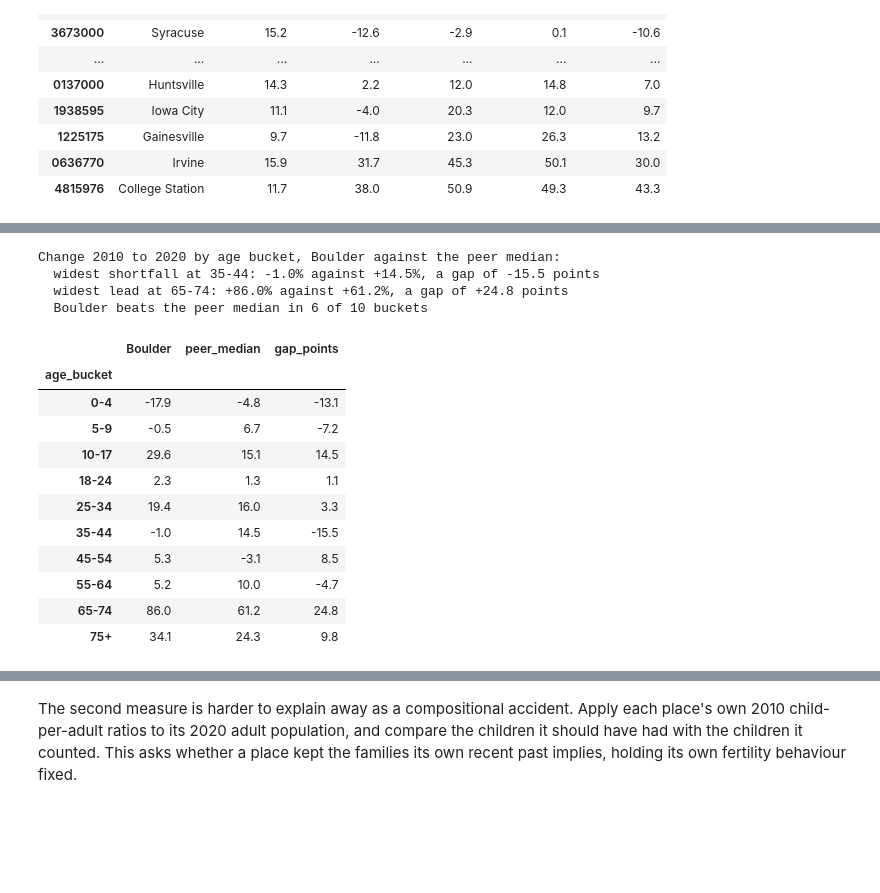
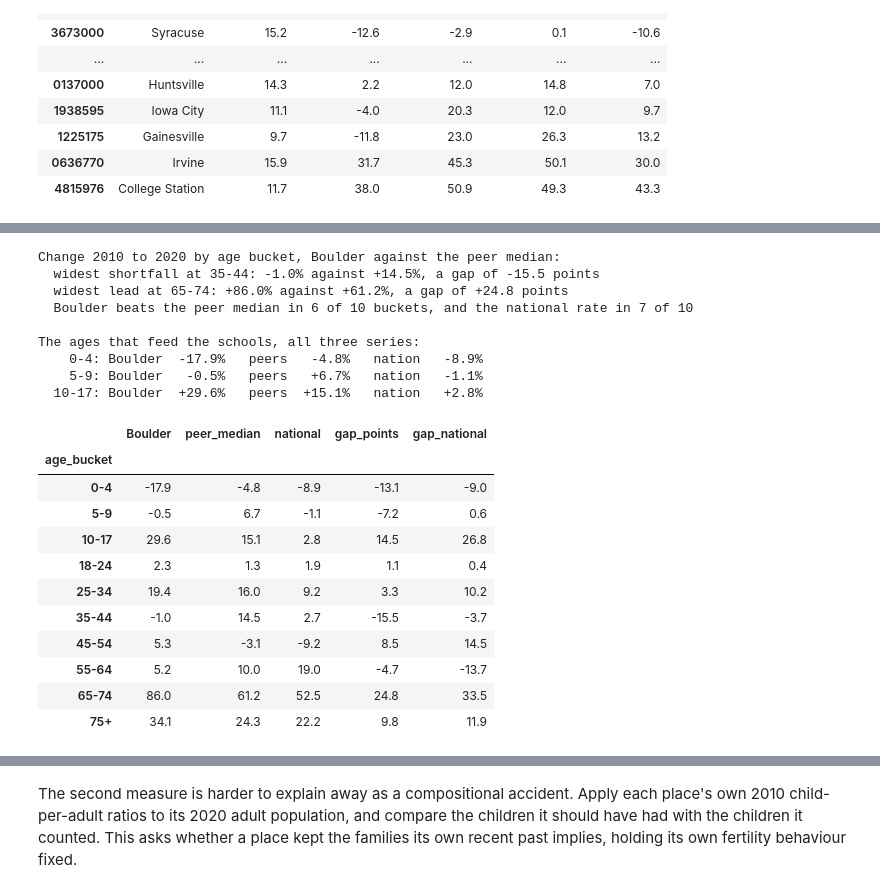
Before and after one commit to brianckeegan/charting-boulder, a Jupyter notebook: 2026-09-bvsd/BVSD.ipynb, the cells around one changed output, grey strips where cells are left out. Drawn from its saved outputs; the diff is of its cells as text; code cells hidden in the pictures; blank space fills up the shorter version.

```diff
--- a/2026-09-bvsd/BVSD.ipynb
+++ b/2026-09-bvsd/BVSD.ipynb
@@ -38,7 +38,7 @@ import matplotlib.pyplot as plt
 import matplotlib.ticker as mtick
 import matplotlib.colors as mcolors
 
-import os, re, json, warnings, requests
+import os, re, json, time, warnings, requests
 from pathlib import Path
 from collections import Counter
 
@@ -49,6 +49,8 @@ plt.rcParams.update({'figure.dpi': 110, 'font.size': 11})
 # blue (the state's official view) and red (the cohort view this notebook computes).
 CITY, COUNTY, CONTEXT = 'tab:blue', 'tab:green', 'tab:gray'
 SDO_COLOR, HP_COLOR, ALT = 'tab:blue', 'tab:red', 'tab:orange'
+# The three comparison series carry one color each wherever they appear together.
+BOULDER_C, PEER_C, NATION_C = 'tab:red', 'tab:blue', 'tab:green'
 
 RAW = Path('data/raw')
 PROC = Path('data/processed')
@@ -325,14 +327,14 @@ peer_vals = [peers_df.sa_chg_00_10.median(), peer_sa_chg_10_20,
 
 f, ax = plt.subplots(figsize=(9, 5.4))
 x = np.arange(len(cohort_groups)); width = 0.38
-bars_boulder = ax.bar(x - width / 2, boulder_vals, width, color=HP_COLOR)
-bars_peer = ax.bar(x + width / 2, peer_vals, width, color=CONTEXT)
+bars_boulder = ax.bar(x - width / 2, boulder_vals, width, color=BOULDER_C)
+bars_peer = ax.bar(x + width / 2, peer_vals, width, color=PEER_C)
 ax.bar_label(bars_boulder, fmt='%+.1f', fontsize=9, padding=2)
 ax.bar_label(bars_peer, fmt='%+.1f', fontsize=9, padding=2)
 
 # Identify the two series on the leftmost group only
-for value, offset, label, color in [(boulder_vals[0], -width / 2, 'Boulder', HP_COLOR),
-                                    (peer_vals[0], width / 2, 'peer median', CONTEXT)]:
+for value, offset, label, color in [(boulder_vals[0], -width / 2, 'Boulder', BOULDER_C),
+                                    (peer_vals[0], width / 2, 'peer median', PEER_C)]:
     ax.annotate(label, (x[0] + offset, value), color=color, fontweight='bold', fontsize=9,
                 ha='center', va='top' if value < 0 else 'bottom',
                 xytext=(0, -18 if value < 0 else 18), textcoords='offset points')
@@ -371,48 +415,77 @@ def bucket_population(fips, year):
     rows = place_age_groups_df[(place_age_groups_df['place_fips'] == fips)
                                & (place_age_groups_df['year'] == year)]
     counts = {}
     for label, lo, hi in AGE_BUCKETS:
         band = rows[(rows['age_lo'] >= lo) & (rows['age_hi'] <= hi)]
         assert not band.empty, f'{label} matched no published row'
         counts[label] = band['pop'].sum()
     # the buckets must account for everyone, or the chart is quietly dropping people
     assert abs(sum(counts.values()) - rows['pop'].sum()) < 1e-6, f'{fips} {year}: buckets do not tile'
     return counts
 
-def bucket_pct_change(fips, start=2010, end=2020):
-    first, last = bucket_population(fips, start), bucket_population(fips, end)
+def bucket_rows(groups_df):
+    # The same bucketing rule the places use, applied to any table of published age rows
+    counts = {}
+    for label, lo, hi in AGE_BUCKETS:
+        band = groups_df[(groups_df['age_lo'] >= lo) & (groups_df['age_hi'] <= hi)]
+        assert not band.empty, f'{label} matched no published row'
+        counts[label] = band['pop'].sum()
+    assert abs(sum(counts.values()) - groups_df['pop'].sum()) < 1e-6, 'buckets do not tile'
+    return counts
+
+def pct_change(first, last):
     return {label: (last[label] / first[label] - 1) * 100 for label in first}
 
+def bucket_pct_change(fips, start=2010, end=2020):
+    return pct_change(bucket_population(fips, start), bucket_population(fips, end))
+
+national_change_d = pct_change(bucket_rows(national_age_groups_d[2010]),
+                               bucket_rows(national_age_groups_d[2020]))
+
 profile_df = pd.DataFrame({'Boulder': pd.Series(bucket_pct_change(BOULDER)),
-                           'peer_median': pd.DataFrame([bucket_pct_change(f) for f in PEER_FIPS]).median()})
+                           'peer_median': pd.DataFrame([bucket_pct_change(f) for f in PEER_FIPS]).median(),
+                           'national': pd.Series(national_change_d)})
 profile_df = profile_df.loc[[b[0] for b in AGE_BUCKETS]]
 profile_df.index.name = 'age_bucket'
 profile_df['gap_points'] = profile_df['Boulder'] - profile_df['peer_median']
+profile_df['gap_national'] = profile_df['Boulder'] - profile_df['national']
 
 assert profile_df.notna().all().all(), 'an age bucket produced no value'
 worst_bucket, best_bucket = profile_df['gap_points'].idxmin(), profile_df['gap_points'].idxmax()
 print('Change 2010 to 2020 by age bucket, Boulder against the peer median:')
 print(f"  widest shortfall at {worst_bucket}: {profile_df.loc[worst_bucket, 'Boulder']:+.1f}% against "
       f"{profile_df.loc[worst_bucket, 'peer_median']:+.1f}%, a gap of {profile_df.loc[worst_bucket, 'gap_points']:+.1f} points")
 print(f"  widest lead at {best_bucket}: {profile_df.loc[best_bucket, 'Boulder']:+.1f}% against "
       f"{profile_df.loc[best_bucket, 'peer_median']:+.1f}%, a gap of {profile_df.loc[best_bucket, 'gap_points']:+.1f} points")
-print(f"  Boulder beats the peer median in {int((profile_df.gap_points > 0).sum())} of {len(profile_df)} buckets")
+print(f"  Boulder beats the peer median in {int((profile_df.gap_points > 0).sum())} of {len(profile_df)} buckets, "
+      f"and the national rate in {int((profile_df.gap_national > 0).sum())} of {len(profile_df)}")
+school_age_l = [b[0] for b in AGE_BUCKETS[:SCHOOL_AGE_BUCKETS]]
+print('\nThe ages that feed the schools, all three series:')
+for label in school_age_l:
+    row = profile_df.loc[label]
+    print(f"  {label:>5}: Boulder {row.Boulder:+6.1f}%   peers {row.peer_median:+6.1f}%   "
+          f"nation {row.national:+6.1f}%")
 profile_df.round(1)
 # %% [output]
 Change 2010 to 2020 by age bucket, Boulder against the peer median:
   widest shortfall at 35-44: -1.0% against +14.5%, a gap of -15.5 points
   widest lead at 65-74: +86.0% against +61.2%, a gap of +24.8 points
-  Boulder beats the peer median in 6 of 10 buckets
+  Boulder beats the peer median in 6 of 10 buckets, and the national rate in 7 of 10
+
+The ages that feed the schools, all three series:
+    0-4: Boulder  -17.9%   peers   -4.8%   nation   -8.9%
+    5-9: Boulder   -0.5%   peers   +6.7%   nation   -1.1%
+  10-17: Boulder  +29.6%   peers  +15.1%   nation   +2.8%
-|  | Boulder | peer_median | gap_points |
-| age_bucket |  |  |  |
-| 0-4 | -17.9 | -4.8 | -13.1 |
-| 5-9 | -0.5 | 6.7 | -7.2 |
-| 10-17 | 29.6 | 15.1 | 14.5 |
-| 18-24 | 2.3 | 1.3 | 1.1 |
-| 25-34 | 19.4 | 16.0 | 3.3 |
-| 35-44 | -1.0 | 14.5 | -15.5 |
-| 45-54 | 5.3 | -3.1 | 8.5 |
-| 55-64 | 5.2 | 10.0 | -4.7 |
-| 65-74 | 86.0 | 61.2 | 24.8 |
-| 75+ | 34.1 | 24.3 | 9.8 |
+|  | Boulder | peer_median | national | gap_points | gap_national |
+| age_bucket |  |  |  |  |  |
+| 0-4 | -17.9 | -4.8 | -8.9 | -13.1 | -9.0 |
+| 5-9 | -0.5 | 6.7 | -1.1 | -7.2 | 0.6 |
+| 10-17 | 29.6 | 15.1 | 2.8 | 14.5 | 26.8 |
+| 18-24 | 2.3 | 1.3 | 1.9 | 1.1 | 0.4 |
+| 25-34 | 19.4 | 16.0 | 9.2 | 3.3 | 10.2 |
+| 35-44 | -1.0 | 14.5 | 2.7 | -15.5 | -3.7 |
+| 45-54 | 5.3 | -3.1 | -9.2 | 8.5 | 14.5 |
+| 55-64 | 5.2 | 10.0 | 19.0 | -4.7 | -13.7 |
+| 65-74 | 86.0 | 61.2 | 52.5 | 24.8 | 33.5 |
+| 75+ | 34.1 | 24.3 | 22.2 | 9.8 | 11.9 |
 # %%
```
Also changed, not shown: parts of 5 cells of this notebook, 3 other files.
